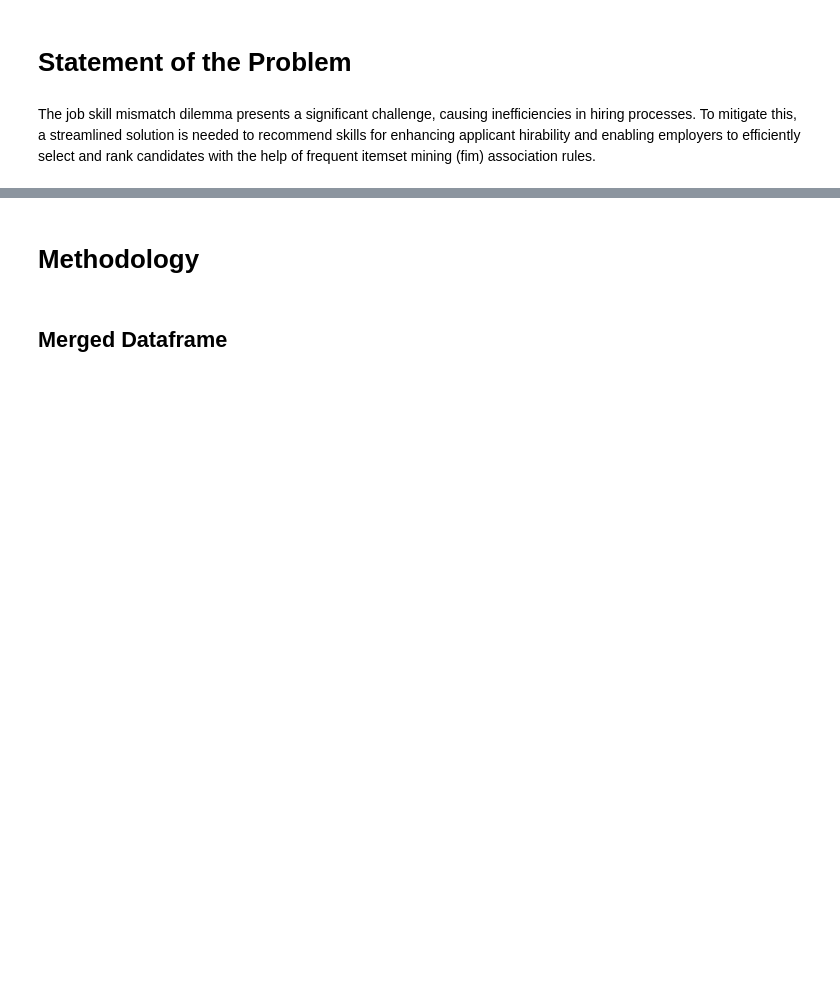
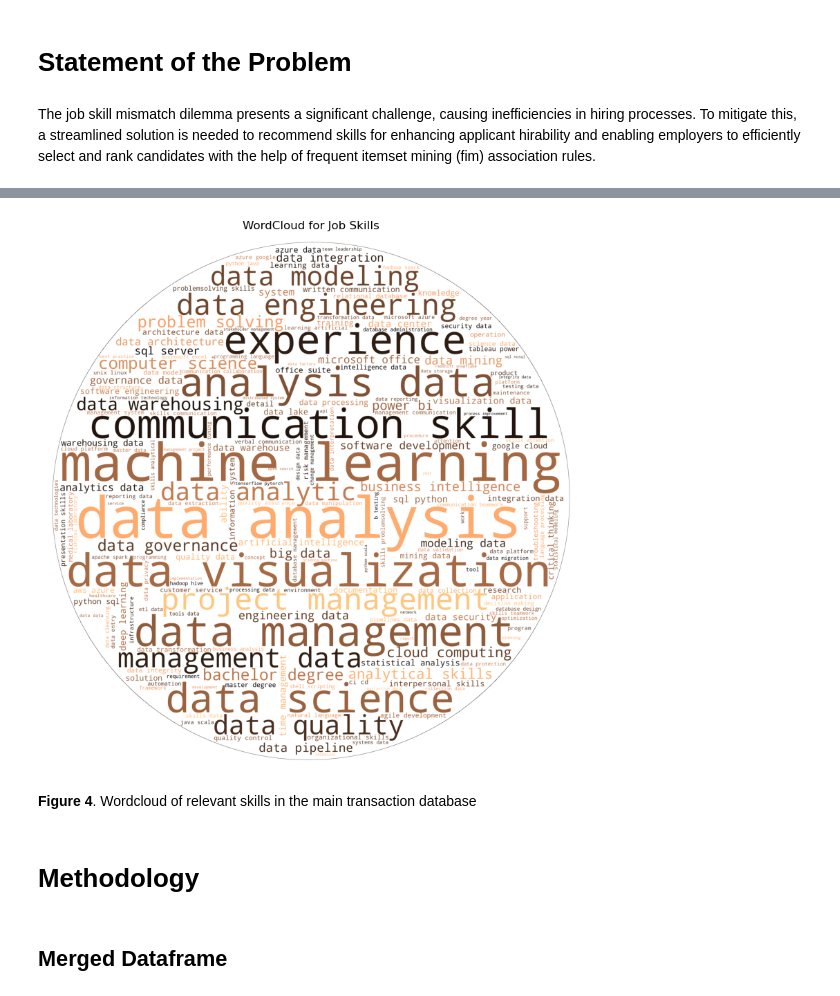
Before and after one commit to vsitucal-personal/DMW2_Final, a Jupyter notebook: DMW2_not_interactive.ipynb, the cells around one changed output, grey strips where cells are left out. Cells and saved outputs as stored; diff of their text form; code cells hidden in the pictures; blank space fills up the shorter version.

```diff
--- a/DMW2_not_interactive.ipynb
+++ b/DMW2_not_interactive.ipynb
@@ -44,3 +168,29 @@ The job skill mismatch dilemma presents a significant challenge, causing ineffic
+# %%
+merged_df["job_skills_"] = merged_df["job_skills"].apply(clean_skills)
+list_of_lists = merged_df["job_skills_"].to_list()
+list_of_words = [item for sublist in list_of_lists for item in sublist]
+# %%
+mask = np.array(Image.open('images/circle_PNG14.png'))
+colors = ImageColorGenerator(mask)
+wordcloud = WordCloud(
+    mask=mask,
+    stopwords=set(STOPWORDS),
+    contour_width=0.1,
+    contour_color='black',
+    min_font_size=3,
+    background_color='white',
+    colormap='copper'
+).generate(' '.join(list_of_words))
+
+plt.figure(figsize=(10, 10))
+plt.imshow(wordcloud)
+plt.axis("off")
+plt.title("WordCloud for Job Skills")
+plt.show()
+display(Markdown("**Figure 4**. Wordcloud of relevant skills in the main transaction database"))
+# %% [output]
+[figure, added]
+**Figure 4**. Wordcloud of relevant skills in the main transaction database
 # %% [markdown]
 # Methodology
 # %% [markdown]
```
Also changed, not shown: parts of 19 cells of this notebook, 1 other file.
